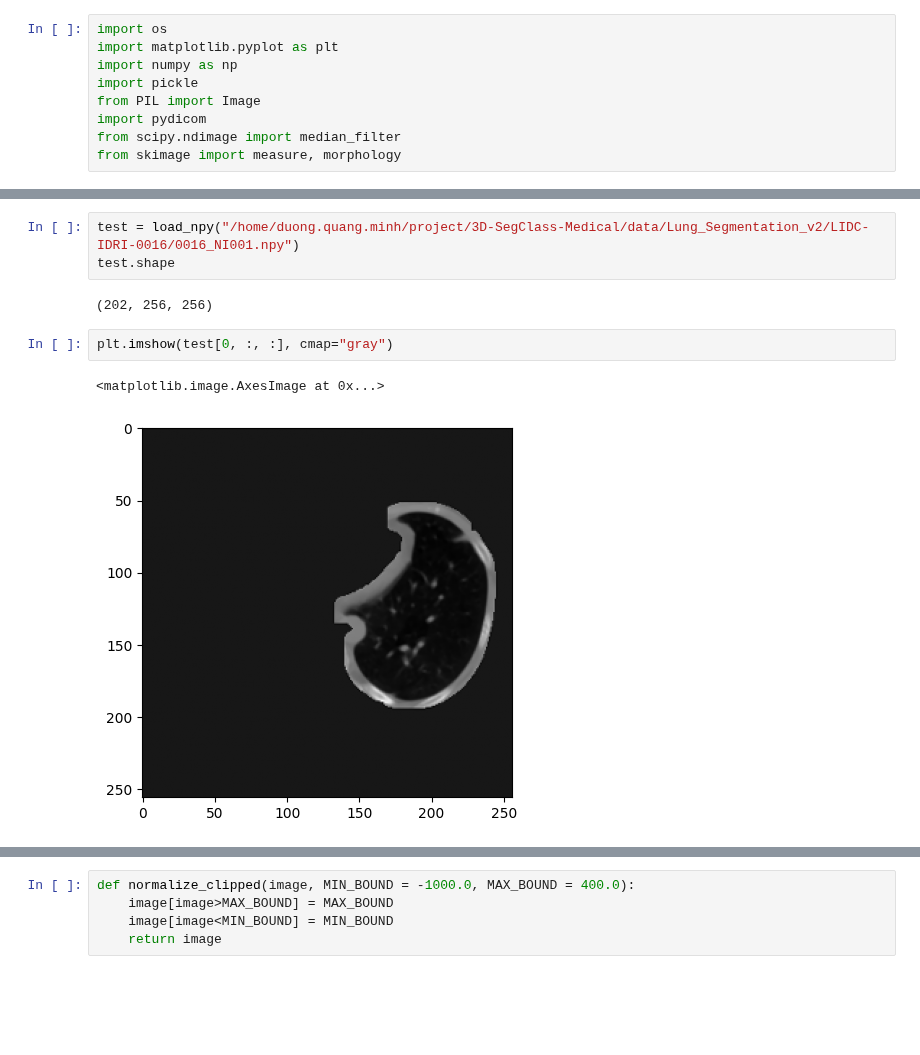
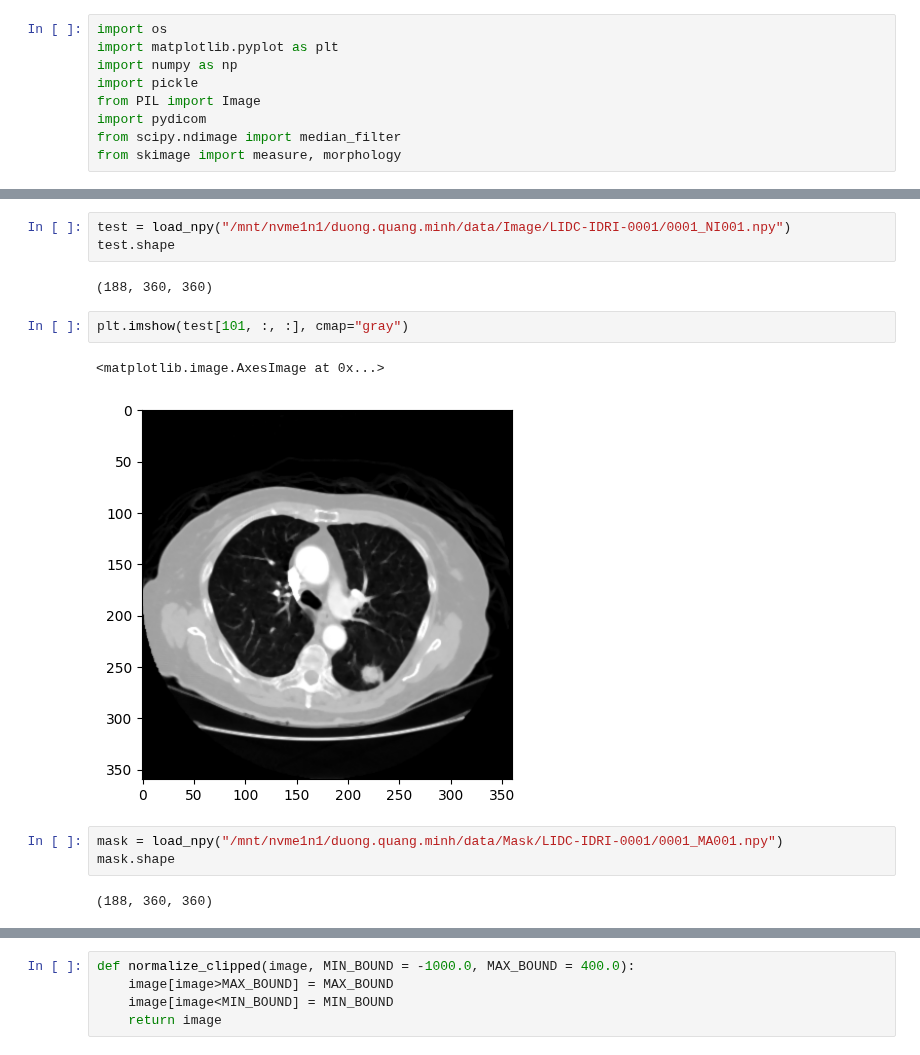
Before and after one commit to minhminh2k/3D-SegClass-Medical, a Jupyter notebook: notebooks/data.ipynb, the cells around one changed output, grey strips where cells are left out. Saved outputs shown, nothing was run; the diff lists cells and outputs as text; blank space fills up the shorter version.

```diff
--- a/notebooks/data.ipynb
+++ b/notebooks/data.ipynb
@@ -122,12 +110,17 @@ def numpy_to_gif_1_sample(array, folder_path="/data/hpc/dqm/3D-SegClass-Medical/
 
     frames_x[0].save(save_path_x, save_all=True, append_images=frames_x[1:], duration=duration, loop=0)
 # %%
-test = load_npy("/home/duong.quang.minh/project/3D-SegClass-Medical/data/Lung_Segmentation_v2/LIDC-IDRI-0016/0016_NI001.npy")
+test = load_npy("/mnt/nvme1n1/duong.quang.minh/data/Image/LIDC-IDRI-0001/0001_NI001.npy")
 test.shape
 # %% [output]
-(202, 256, 256)
+(188, 360, 360)
 # %%
-plt.imshow(test[0, :, :], cmap="gray")
+plt.imshow(test[101, :, :], cmap="gray")
 # %% [output]
 <matplotlib.image.AxesImage at 0x...>
-[figure, old version]
+[figure, new version]
+# %%
+mask = load_npy("/mnt/nvme1n1/duong.quang.minh/data/Mask/LIDC-IDRI-0001/0001_MA001.npy")
+mask.shape
+# %% [output]
+(188, 360, 360)
```
Also changed, not shown: parts of 6 cells of this notebook, 33 other files.
